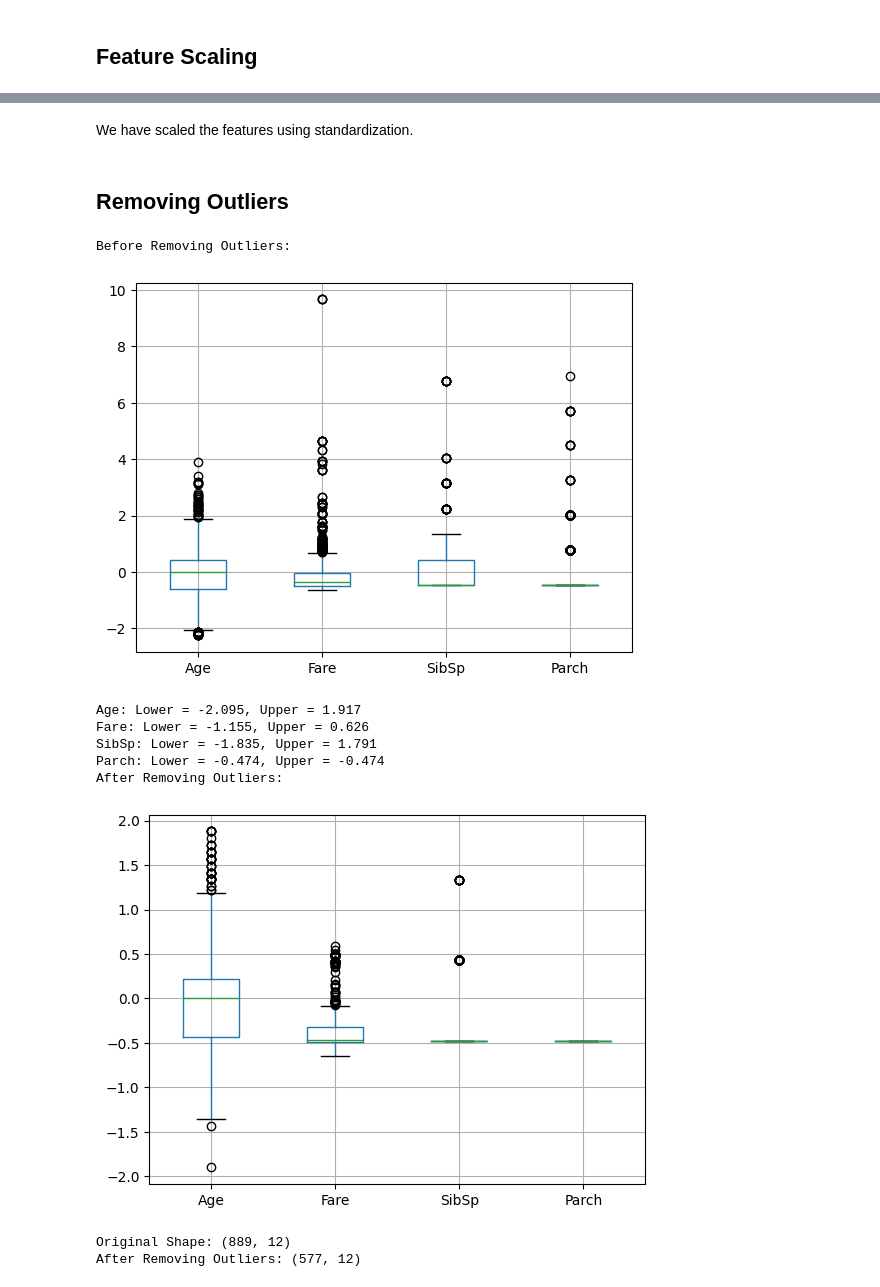
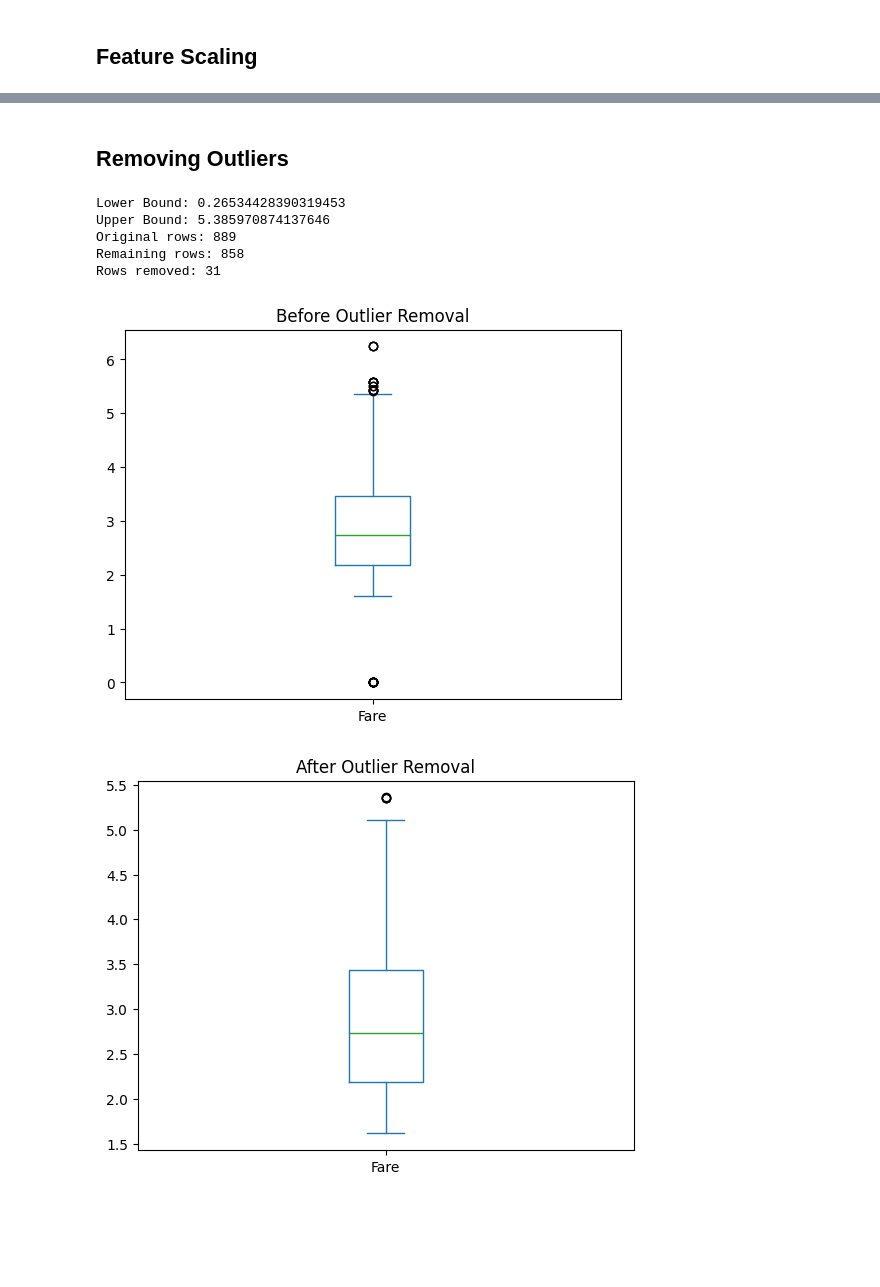
Before and after one commit to 0xAnujjj/datascience-lab, a Jupyter notebook: FeatureEngineering/main.ipynb, the cells around one changed output, grey strips where cells are left out. Cells and saved outputs as stored; diff of their text form; code cells hidden in the pictures; blank space fills up the shorter version.

```diff
--- a/FeatureEngineering/main.ipynb
+++ b/FeatureEngineering/main.ipynb
@@ -104,49 +88,40 @@ df.head()
-# %% [markdown]
-We have scaled the features using standardization.
 # %% [markdown]
 ## Removing Outliers
 # %%
-# Use the dataframe after handling missing values
-numeric_cols = ["Age", "Fare", "SibSp", "Parch"]
+df = df_mode.copy() #new copy of dataset
 
-def remove_outliers_iqr(data, columns):
-    data_clean = data.copy()
+# log transform fare
+df["Fare"] = np.log1p(df["Fare"])
 
-    for col in columns:
-        Q1 = data_clean[col].quantile(0.25)
-        Q3 = data_clean[col].quantile(0.75)
-        IQR = Q3 - Q1
+Q1 = df["Fare"].quantile(0.25)
+Q3 = df["Fare"].quantile(0.75)
+IQR = Q3 - Q1
 
-        lower = Q1 - 1.5 * IQR
-        upper = Q3 + 1.5 * IQR
+lower = Q1 - 1.5 * IQR
+upper = Q3 + 1.5 * IQR
 
-        print(f"{col}: Lower = {lower:.3f}, Upper = {upper:.3f}")
+print("Lower Bound:", lower)
+print("Upper Bound:", upper)
 
-        # Keep only non-outliers for this column
-        data_clean = data_clean[(data_clean[col] >= lower) & (data_clean[col] <= upper)]
+df_clean = df[(df["Fare"] >= lower) & (df["Fare"] <= upper)]
 
-    return data_clean
+# check rows removed
+print("Original rows:", df.shape[0])
+print("Remaining rows:", df_clean.shape[0])
+print("Rows removed:", df.shape[0] - df_clean.shape[0])
 
-print("Before Removing Outliers:")
-df_mode[numeric_cols].boxplot()
+df["Fare"].plot.box()
+plt.title("Before Outlier Removal")
 plt.show()
 
-df_clean = remove_outliers_iqr(df_mode, numeric_cols)
-
-print("After Removing Outliers:")
-df_clean[numeric_cols].boxplot()
+df_clean["Fare"].plot.box()
+plt.title("After Outlier Removal")
 plt.show()
-
-print("Original Shape:", df_mode.shape)
-print("After Removing Outliers:", df_clean.shape)
 # %% [output]
-Before Removing Outliers:
+Lower Bound: 0.26534428390319453
+Upper Bound: 5.385970874137646
+Original rows: 889
+Remaining rows: 858
+Rows removed: 31
-[figure, old version]
+[figure, new version]
-Age: Lower = -2.095, Upper = 1.917
-Fare: Lower = -1.155, Upper = 0.626
-SibSp: Lower = -1.835, Upper = 1.791
-Parch: Lower = -0.474, Upper = -0.474
-After Removing Outliers:
-[figure, old version]
+[figure, new version]
-Original Shape: (889, 12)
-After Removing Outliers: (577, 12)
```
Also changed, not shown: parts of 9 cells of this notebook, 1 other file.
